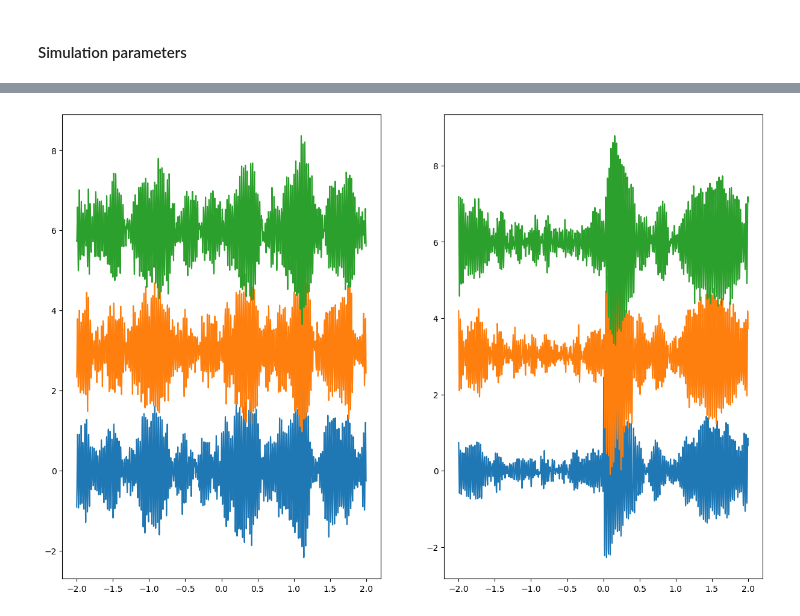
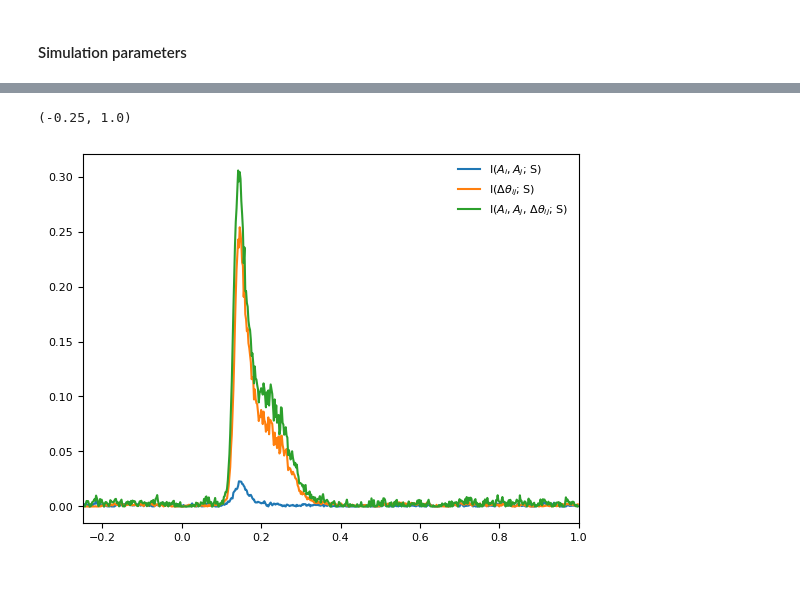
Before and after one commit to ViniciusLima94/phase_amplitude_encoding, a Jupyter notebook: notebooks/Figure3.ipynb, the cells around one changed output, grey strips where cells are left out. Cells and saved outputs as stored; diff of their text form; code cells hidden in the pictures; blank space fills up the shorter version.

```diff
--- a/notebooks/Figure3.ipynb
+++ b/notebooks/Figure3.ipynb
@@ -189,6 +71,22 @@ seeds = np.random.randint(0, 10000, ntrials)
 # %%
 simulate_loop = jax.vmap(
-    simulate,
-    in_axes=(None, None, None, None, None, None, None, 0, 0, None, None, None),
+    simulate, in_axes=(None, 0, None, None, None, None, None, None, 0, None, None, None)
 )
+# %%
+coupling = CS[:, None] * coupling
+# %%
+out = simulate_loop(
+    10*C,
+    coupling,
+    40,
+    -5,
+    fsamp,
+    beta,
+    Npoints,
+    None,
+    seeds,
+    "cpu",
+    decim,
+    "both",
+)
 # %%
@@ -217,11 +97,0 @@ data = xr.DataArray(
-# %%
-plt.figure(figsize=(15, 10))
-z_data = (data - data.mean("times")) / data.std("times")
-plt.subplot(1, 2, 1)
-for i in range(Nareas):
-    plt.plot(z_data[-1].times, z_data[0].values[i].real + (i * 3))
-plt.subplot(1, 2, 2)
-for i in range(Nareas):
-    plt.plot(z_data[-1].times, z_data[-1].values[i].real + (i * 3))
-# %% [output]
-[figure, removed]
@@ -237,2 +110,40 @@ from frites.core import (
+# %%
+z = data[:, 0] * np.conj(data[:, 1])
+
+A = np.abs(z).values
+dphi = np.angle(z)
+
+nbins = 6
+
+y = np.linspace(0, 100, ntrials)
+#y = np.random.permutation(y)
+labels = np.tile(np.expand_dims(y, 1), dphi.shape[1])
+
+I_S_R1 = mutualInformationBin_jax(A[None], labels[None], nbins, "equiprobable")
+I_S_R1 = panzeri_treves_correction(I_S_R1, nbins, nbins, ntrials)
+plt.plot(data.times, I_S_R1)
+
+I_S_R2 = mutualInformationBin_jax(dphi[None], labels[None], nbins, "equiprobable")
+I_S_R2 = panzeri_treves_correction(I_S_R2, nbins, nbins, ntrials)
+plt.plot(data.times, I_S_R2)
+
+I_S_R1_R2 = mutualInformationBin_jax(np.stack((A, dphi)), labels[None], nbins, "equiprobable")
+I_S_R1_R2 = panzeri_treves_correction(I_S_R1_R2, nbins * nbins, nbins, ntrials)
+plt.plot(data.times, I_S_R1_R2)
+
+plt.legend(
+    [
+        r"I($A_{i}, A_{j}$; S)",
+        r"I($\Delta\theta_{ij}$; S)",
+        r"I($A_{i}, A_{j}$, $\Delta\theta_{ij}$; S)",
+    ],
+    frameon=False,
+)
+
+
+plt.xlim(-0.25, 1)
+# %% [output]
+(-0.25, 1.0)
+[figure, added]
 # %%
 mi_fcn = get_mi("gc")
```
Also changed, not shown: parts of 29 cells of this notebook, 39 other files.
